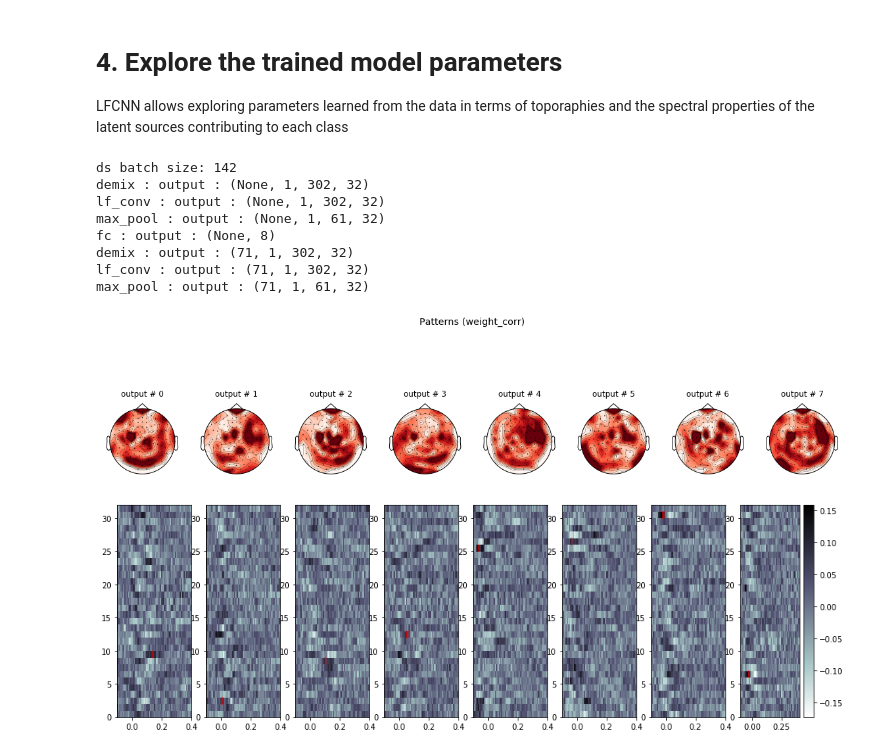
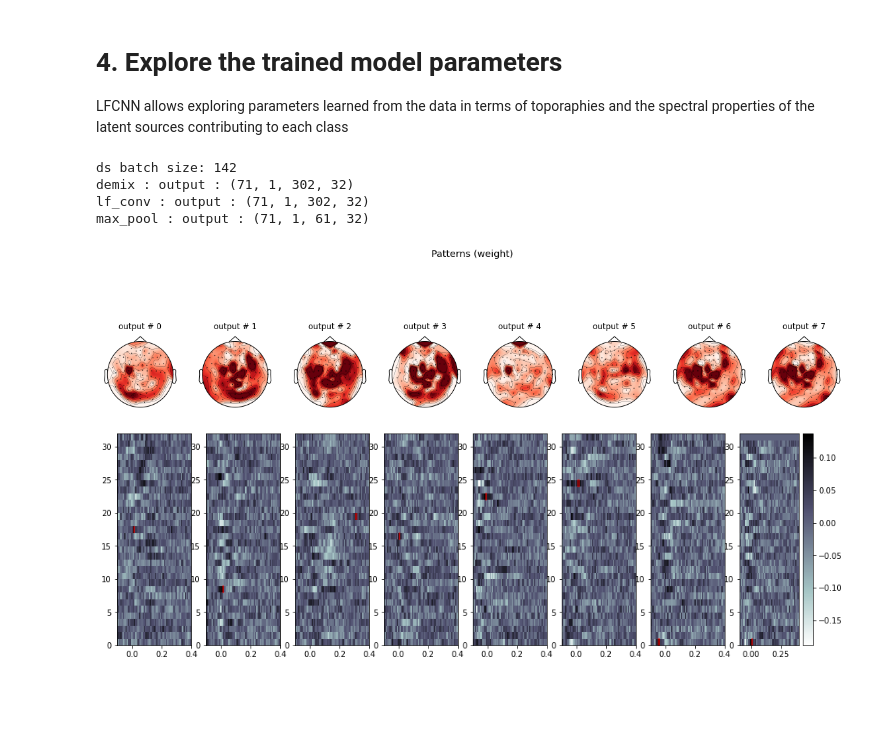
Before and after one commit to zubara/mneflow, a Jupyter notebook: examples/mneflow_example_tf2.ipynb, the cells around one changed output. Drawn from its saved outputs; the diff is of its cells as text; code cells hidden in the pictures; blank space fills up the shorter version.

```diff
--- a/examples/mneflow_example_tf2.ipynb
+++ b/examples/mneflow_example_tf2.ipynb
@@ -189,16 +191,11 @@ Epoch 8/10
 LFCNN allows exploring parameters learned from the data in terms of toporaphies and the spectral properties of the latent sources contributing to each class
 # %%
 model.compute_patterns(meta['val_paths'])
-model.plot_patterns('Vectorview-grad', sorting='weight_corr')
 # %% [output]
 ds batch size: 142
-demix : output : (None, 1, 302, 32)
-lf_conv : output : (None, 1, 302, 32)
-max_pool : output : (None, 1, 61, 32)
-fc : output : (None, 8)
 demix : output : (71, 1, 302, 32)
 lf_conv : output : (71, 1, 302, 32)
 max_pool : output : (71, 1, 61, 32)
-[figure, old version]
+[figure, new version]
-[figure, old version]
+[figure, new version]
 # %%
```
Also changed, not shown: parts of 3 cells of this notebook, 1 other file.
